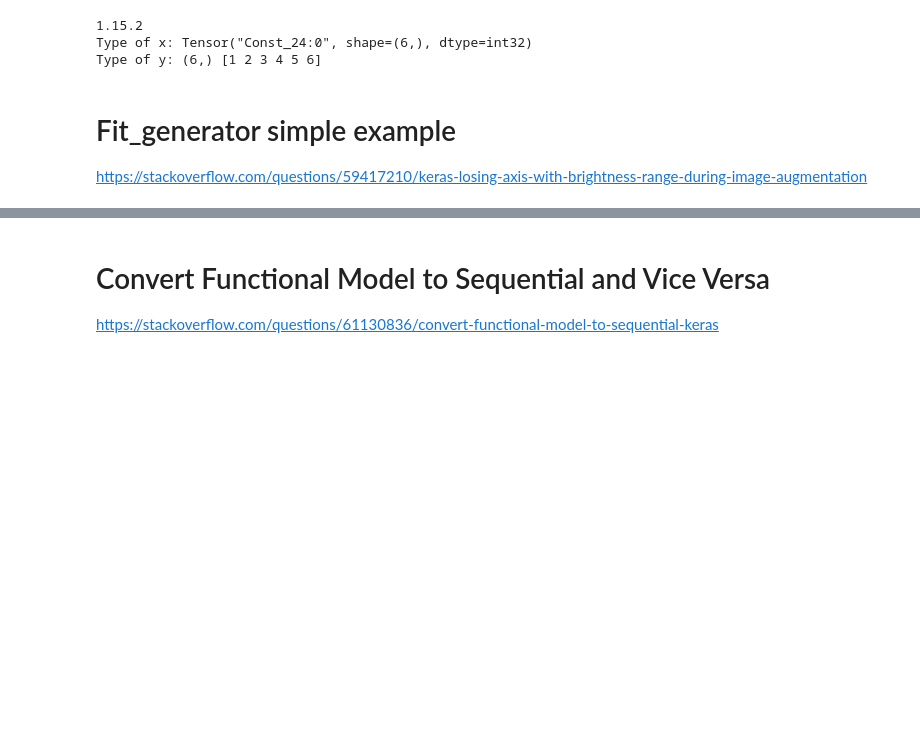
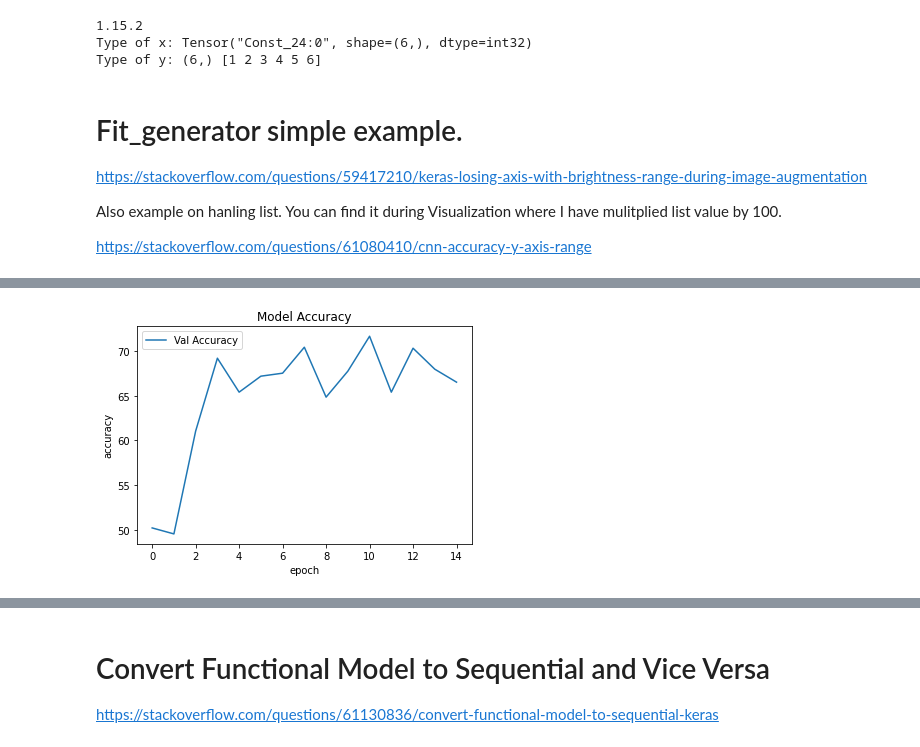
Before and after one commit to rohitfattepur/Tensorflow, a Jupyter notebook: SO_Home.ipynb, the cells around one changed output, grey strips where cells are left out. Cells and saved outputs as stored; diff of their text form; code cells hidden in the pictures; blank space fills up the shorter version.

```diff
--- a/SO_Home.ipynb
+++ b/SO_Home.ipynb
@@ -1942,7 +1960,7 @@ for i in range(5):
               validation_data=val_data_gen,
               validation_steps=total_val // batch_size)
 
-    plt.plot(history.history['val_accuracy'])
+    plt.plot(100 * history.history['val_accuracy'])
 
 plt.title('Model Accuracy')
 plt.ylabel('accuracy')
@@ -2751,8 +2752,14 @@ with tf.Session() as sess:
 Type of x: Tensor("Const_24:0", shape=(6,), dtype=int32)
 Type of y: (6,) [1 2 3 4 5 6]
 # %% [markdown]
-# Fit_generator simple example
+# Fit_generator simple example.
+
 https://stackoverflow.com/questions/59417210/keras-losing-axis-with-brightness-range-during-image-augmentation
+
+
+Also example on hanling list. You can find it during Visualization where I have mulitplied list value by 100.
+
+https://stackoverflow.com/questions/61080410/cnn-accuracy-y-axis-range
 # %%
 import tensorflow as tf
 from tensorflow.keras.models import Sequential
@@ -2828,4 +2835,12 @@ history = model.fit_generator(
           epochs=epochs,
           validation_data=val_data_gen,
           validation_steps=total_val // batch_size)
+
+val_accuracy = [i * 100 for i in history.history['val_accuracy']]
+plt.plot(val_accuracy)
+plt.title('Model Accuracy')
+plt.ylabel('accuracy')
+plt.xlabel('epoch')
+plt.legend(['Val Accuracy'], loc='upper left')
+plt.show()
 # %% [output]
@@ -2848,0 +2864 @@ Epoch 15/15
+[figure, added]
```
Also changed, not shown: parts of 12 cells of this notebook.
